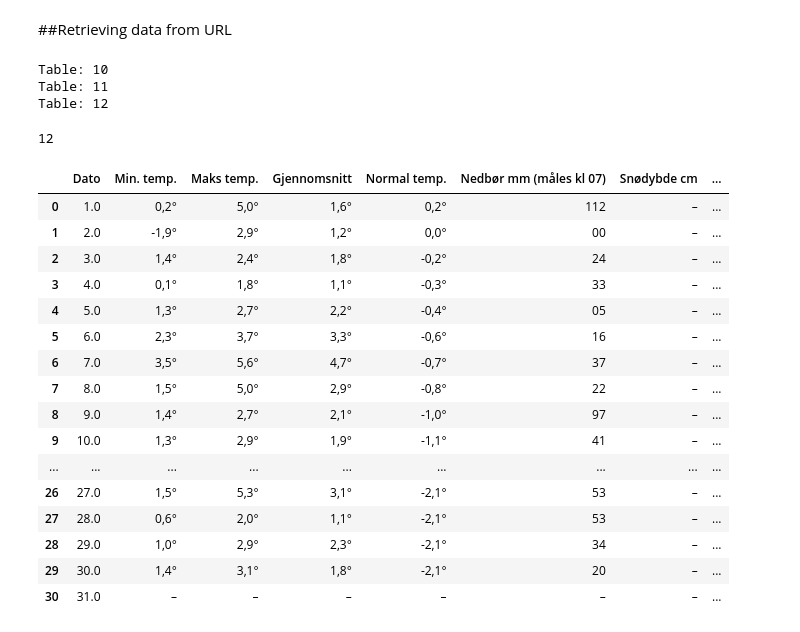
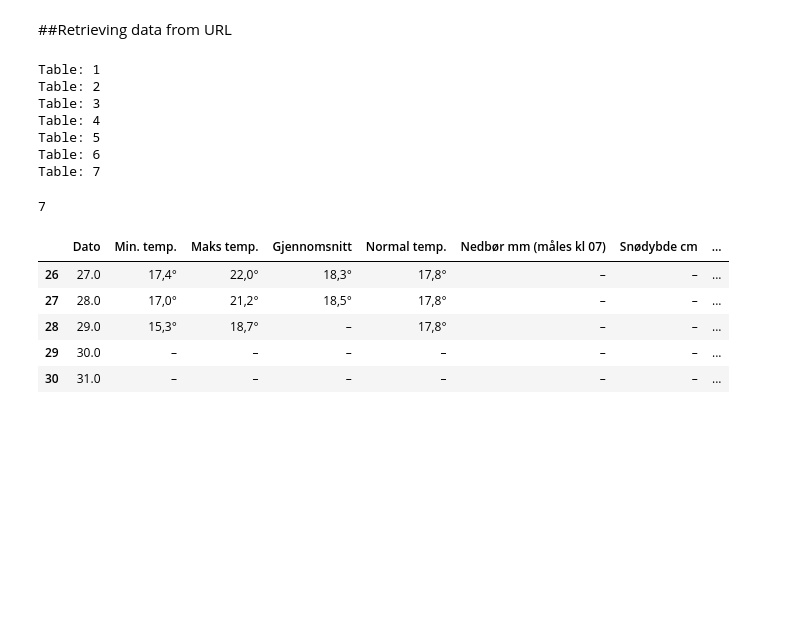
Before and after one commit to gabrielborja/python_data_analysis, a Jupyter notebook: sustainability_analytics.ipynb, the cells around one changed output. Saved outputs shown, nothing was run; the diff lists cells and outputs as text; code cells hidden in the pictures; blank space fills up the shorter version.

```diff
--- a/sustainability_analytics.ipynb
+++ b/sustainability_analytics.ipynb
@@ -520,44 +512,37 @@ def get_table(url):
     print('No Table found')
 # %%
 #Scraping weather data from mulitple pages and saving the returned tables to a list
-#data = []
+data = []
 url = 'https://www.yr.no/nb/historikk/tabell/1-72837/Norge/Oslo/Oslo/Oslo?q=2021-0'
 
-for i in range(10, 13):
+for i in range(1, 8):
   page = url + str(i)
   data.append(get_table(page))
   print(f'Table: {i}')
-  sleep(randint(4,10))
+  sleep(randint(3,8))
 # %% [output]
-Table: 10
-Table: 11
-Table: 12
+Table: 1
+Table: 2
+Table: 3
+Table: 4
+Table: 5
+Table: 6
+Table: 7
+# %%
+#Checking the number of scraped tables
+len(data)
+# %% [output]
+7
 # %%
 #Checking one of the returned dataframes inside list
-len(data)
+data[-1][0][-5:]
 # %% [output]
-12
+|  | Dato | Min. temp. | Maks temp. | Gjennomsnitt | Normal temp. | Nedbør mm (måles kl 07) | Snødybde cm | ... |
+| 26 | 27.0 | 17,4° | 22,0° | 18,3° | 17,8° | – | – | ... |
+| 27 | 28.0 | 17,0° | 21,2° | 18,5° | 17,8° | – | – | ... |
+| 28 | 29.0 | 15,3° | 18,7° | – | 17,8° | – | – | ... |
+| 29 | 30.0 | – | – | – | – | – | – | ... |
+| 30 | 31.0 | – | – | – | – | – | – | ... |
-# %%
-#Checking one of the returned dataframes inside list
-data[11][0]
-# %% [output]
-|  | Dato | Min. temp. | Maks temp. | Gjennomsnitt | Normal temp. | Nedbør mm (måles kl 07) | Snødybde cm | ... |
-| 0 | 1.0 | 0,2° | 5,0° | 1,6° | 0,2° | 112 | – | ... |
-| 1 | 2.0 | -1,9° | 2,9° | 1,2° | 0,0° | 00 | – | ... |
-| 2 | 3.0 | 1,4° | 2,4° | 1,8° | -0,2° | 24 | – | ... |
-| 3 | 4.0 | 0,1° | 1,8° | 1,1° | -0,3° | 33 | – | ... |
-| 4 | 5.0 | 1,3° | 2,7° | 2,2° | -0,4° | 05 | – | ... |
-| 5 | 6.0 | 2,3° | 3,7° | 3,3° | -0,6° | 16 | – | ... |
-| 6 | 7.0 | 3,5° | 5,6° | 4,7° | -0,7° | 37 | – | ... |
-| 7 | 8.0 | 1,5° | 5,0° | 2,9° | -0,8° | 22 | – | ... |
-| 8 | 9.0 | 1,4° | 2,7° | 2,1° | -1,0° | 97 | – | ... |
-| 9 | 10.0 | 1,3° | 2,9° | 1,9° | -1,1° | 41 | – | ... |
-| ... | ... | ... | ... | ... | ... | ... | ... | ... |
-| 26 | 27.0 | 1,5° | 5,3° | 3,1° | -2,1° | 53 | – | ... |
-| 27 | 28.0 | 0,6° | 2,0° | 1,1° | -2,1° | 53 | – | ... |
-| 28 | 29.0 | 1,0° | 2,9° | 2,3° | -2,1° | 34 | – | ... |
-| 29 | 30.0 | 1,4° | 3,1° | 1,8° | -2,1° | 20 | – | ... |
-| 30 | 31.0 | – | – | – | – | – | – | ... |
 # %%
 #Concatenating dataframes from list
 df3 = pd.concat(objs=[i[0] for i in data], ignore_index=True)
```
Also changed, not shown: parts of 7 cells of this notebook.
